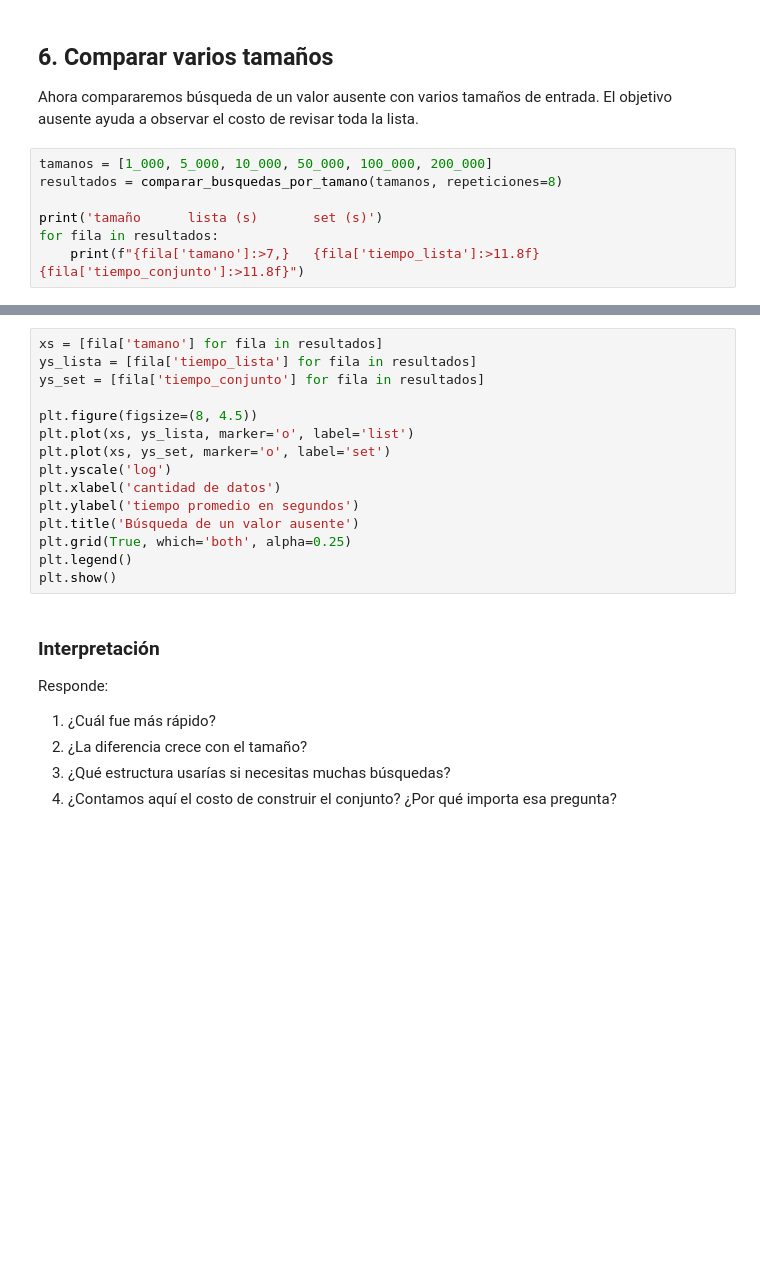
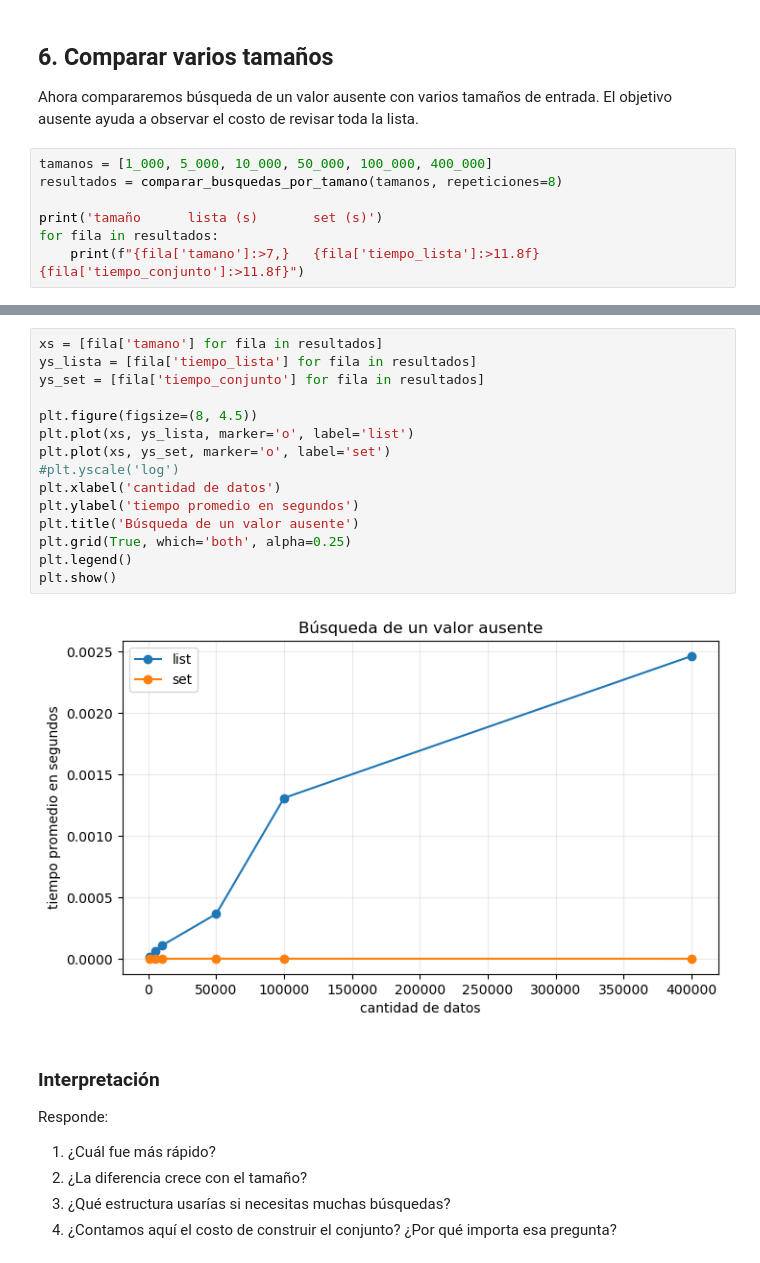
Before and after one commit to Estructuras-de-Datos-Verano/EstructurasDatos, a Jupyter notebook: clase_02/notebooks/clase_02_listas_sets_dicts.ipynb, the cells around one changed output, grey strips where cells are left out. Saved outputs shown, nothing was run; the diff lists cells and outputs as text; blank space fills up the shorter version.

```diff
--- a/clase_02/notebooks/clase_02_listas_sets_dicts.ipynb
+++ b/clase_02/notebooks/clase_02_listas_sets_dicts.ipynb
@@ -146,7 +158,7 @@ print(f'Set, objetivo ausente:  {tiempo_set_ausente:.10f} segundos')
 
 Ahora compararemos búsqueda de un valor ausente con varios tamaños de entrada. El objetivo ausente ayuda a observar el costo de revisar toda la lista.
 # %%
-tamanos = [1_000, 5_000, 10_000, 50_000, 100_000, 200_000]
+tamanos = [1_000, 5_000, 10_000, 50_000, 100_000, 400_000]
 resultados = comparar_busquedas_por_tamano(tamanos, repeticiones=8)
 
 print('tamaño      lista (s)       set (s)')
@@ -155,18 +175,20 @@ for fila in resultados:
 # %%
 xs = [fila['tamano'] for fila in resultados]
 ys_lista = [fila['tiempo_lista'] for fila in resultados]
 ys_set = [fila['tiempo_conjunto'] for fila in resultados]
 
 plt.figure(figsize=(8, 4.5))
 plt.plot(xs, ys_lista, marker='o', label='list')
 plt.plot(xs, ys_set, marker='o', label='set')
-plt.yscale('log')
+#plt.yscale('log')
 plt.xlabel('cantidad de datos')
 plt.ylabel('tiempo promedio en segundos')
 plt.title('Búsqueda de un valor ausente')
 plt.grid(True, which='both', alpha=0.25)
 plt.legend()
 plt.show()
+# %% [output]
+[figure, added]
 # %% [markdown]
 ### Interpretación
 
```
Also changed, not shown: parts of 14 cells of this notebook.
